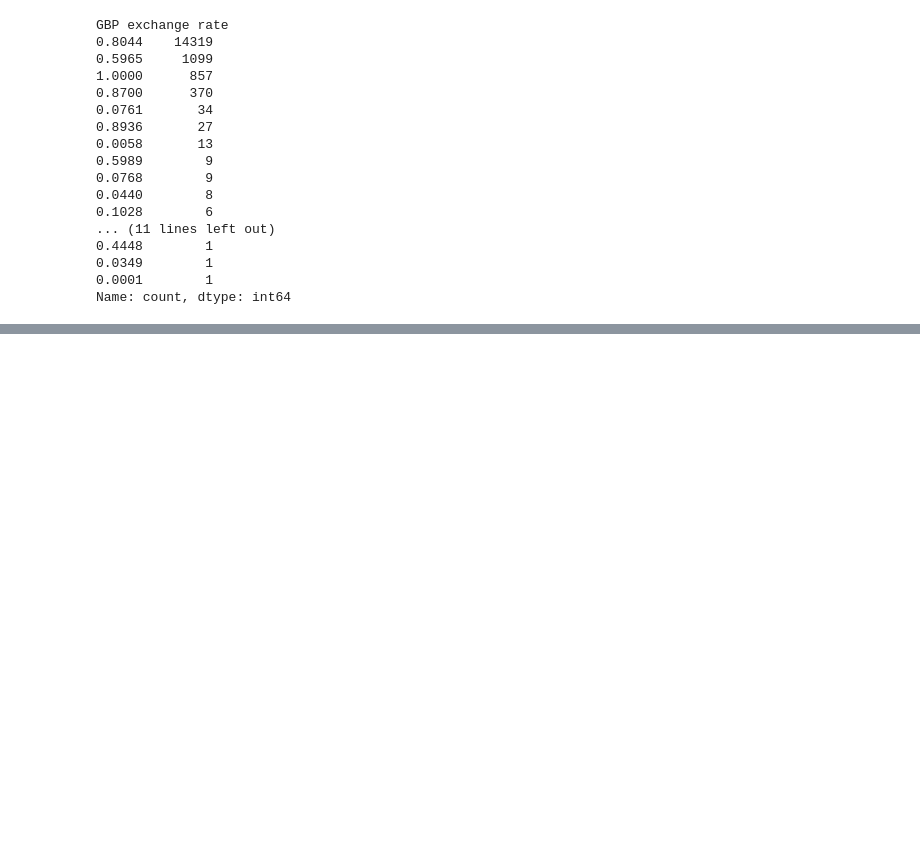
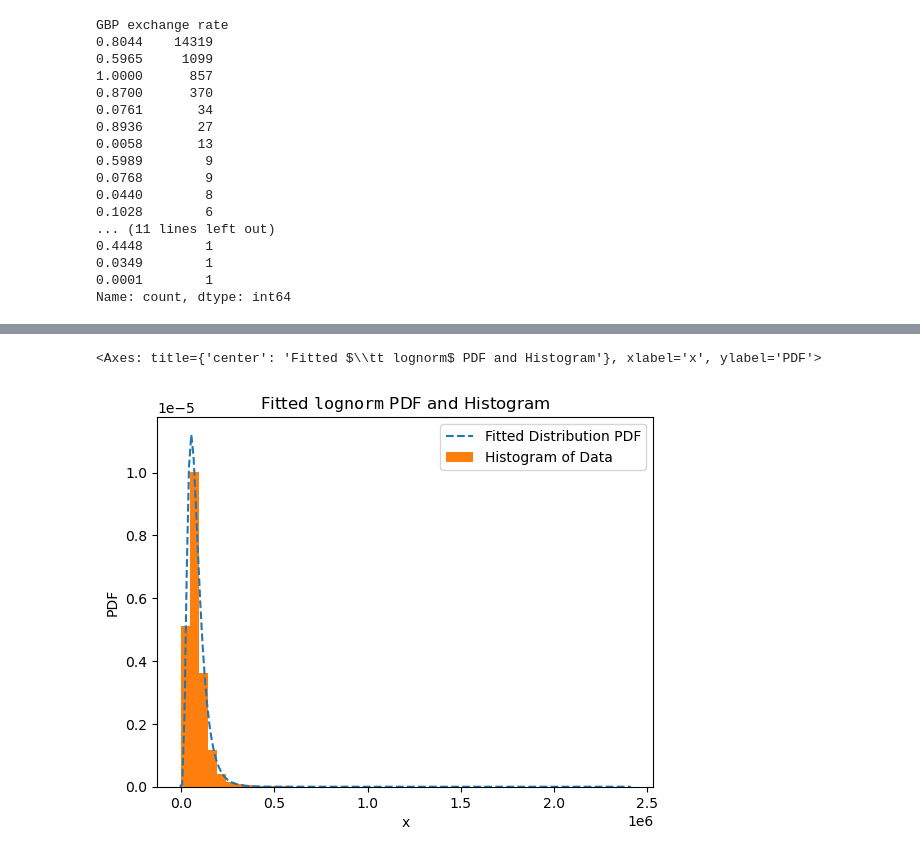
Before and after one commit to charliejharrison/AISS-2024_data-handling-python-pandas, a Jupyter notebook: notebooks/03-messy-data.ipynb, the cells around one changed output, grey strips where cells are left out. Drawn from its saved outputs; the diff is of its cells as text; code cells hidden in the pictures; blank space fills up the shorter version.

```diff
--- a/notebooks/03-messy-data.ipynb
+++ b/notebooks/03-messy-data.ipynb
@@ -610,0 +648,9 @@ Name: GBP, Length: 16798, dtype: float64
+# %%
+gbp_totals = survey_data_no_aus.loc[survey_data_no_aus["GBP total"] > 0, "GBP total"]
+# %%
+log_norm_fit = sp.stats.goodness_of_fit(sp.stats.lognorm, gbp_totals[gbp_totals>0])
+# %%
+log_norm_fit.fit_result.plot(plot_type="hist")
+# %% [output]
+<Axes: title={'center': 'Fitted $\\tt lognorm$ PDF and Histogram'}, xlabel='x', ylabel='PDF'>
+[figure, added]
```
Also changed, not shown: parts of 39 cells of this notebook.
